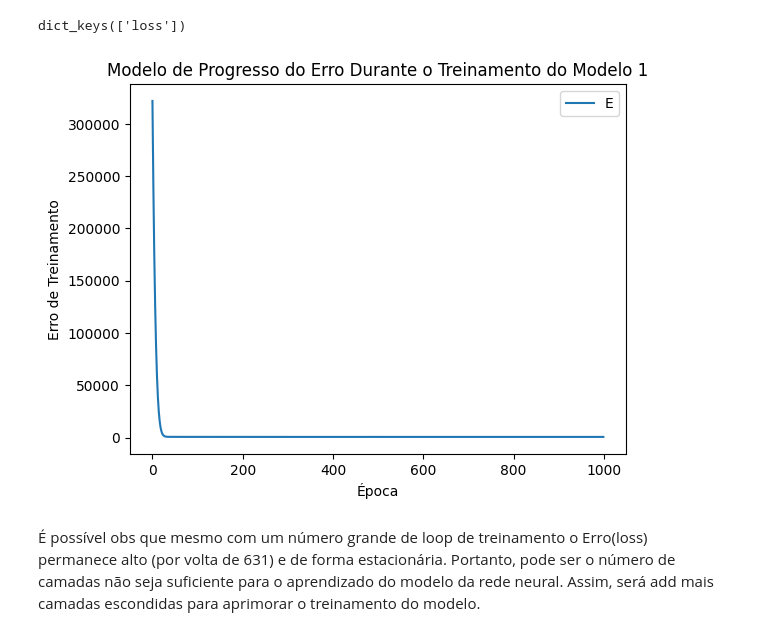
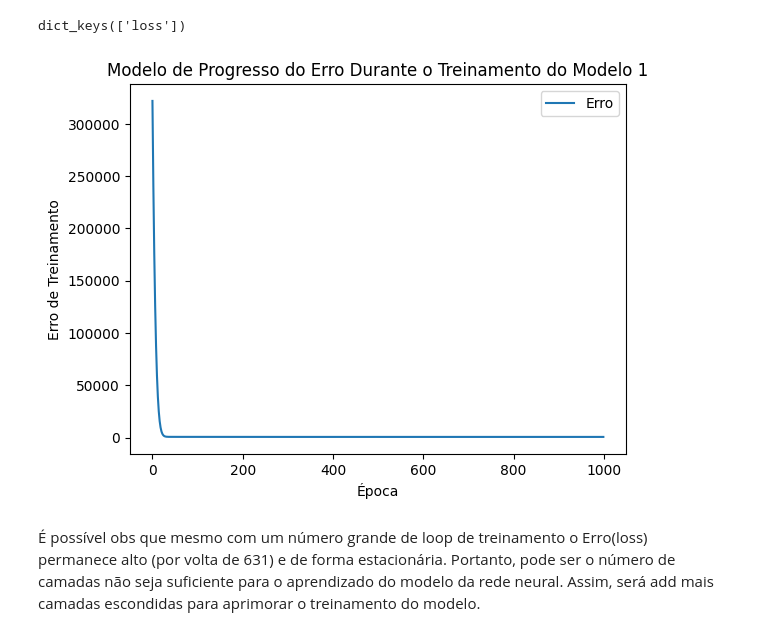
Before and after one commit to phps-28/Data-Science-PGEBM, a Jupyter notebook: Treinamento_TensorFlow/TF_pjt_2_Previsão_Vendas_Sorvete.ipynb, the cells around one changed output. Saved outputs shown, nothing was run; the diff lists cells and outputs as text; code cells hidden in the pictures.

```diff
--- a/Treinamento_TensorFlow/TF_pjt_2_Previsão_Vendas_Sorvete.ipynb
+++ b/Treinamento_TensorFlow/TF_pjt_2_Previsão_Vendas_Sorvete.ipynb
@@ -114,13 +114,13 @@ epochs_hist_1.history.keys()
 # %% [output]
 dict_keys(['loss'])
 # %%
-plt.plot(epochs_hist_1.history['loss'])
+plt.plot(epochs_hist_1.history['loss'], label = 'Erro')
 plt.title('Modelo de Progresso do Erro Durante o Treinamento do Modelo 1')
 plt.xlabel('Época')
 plt.ylabel('Erro de Treinamento')
-plt.legend('Erro');
+plt.legend();
 # %% [output]
-[figure, old version]
+[figure, new version]
 # %% [markdown]
 É possível obs que mesmo com um número grande de loop de treinamento o Erro(loss) permanece alto (por volta de 631) e de forma estacionária. Portanto, pode ser o número de camadas não seja suficiente para o aprendizado do modelo da rede neural. Assim, será add mais camadas escondidas para aprimorar o treinamento do modelo.
 # %%
```
Also changed, not shown: parts of 2 cells of this notebook.
